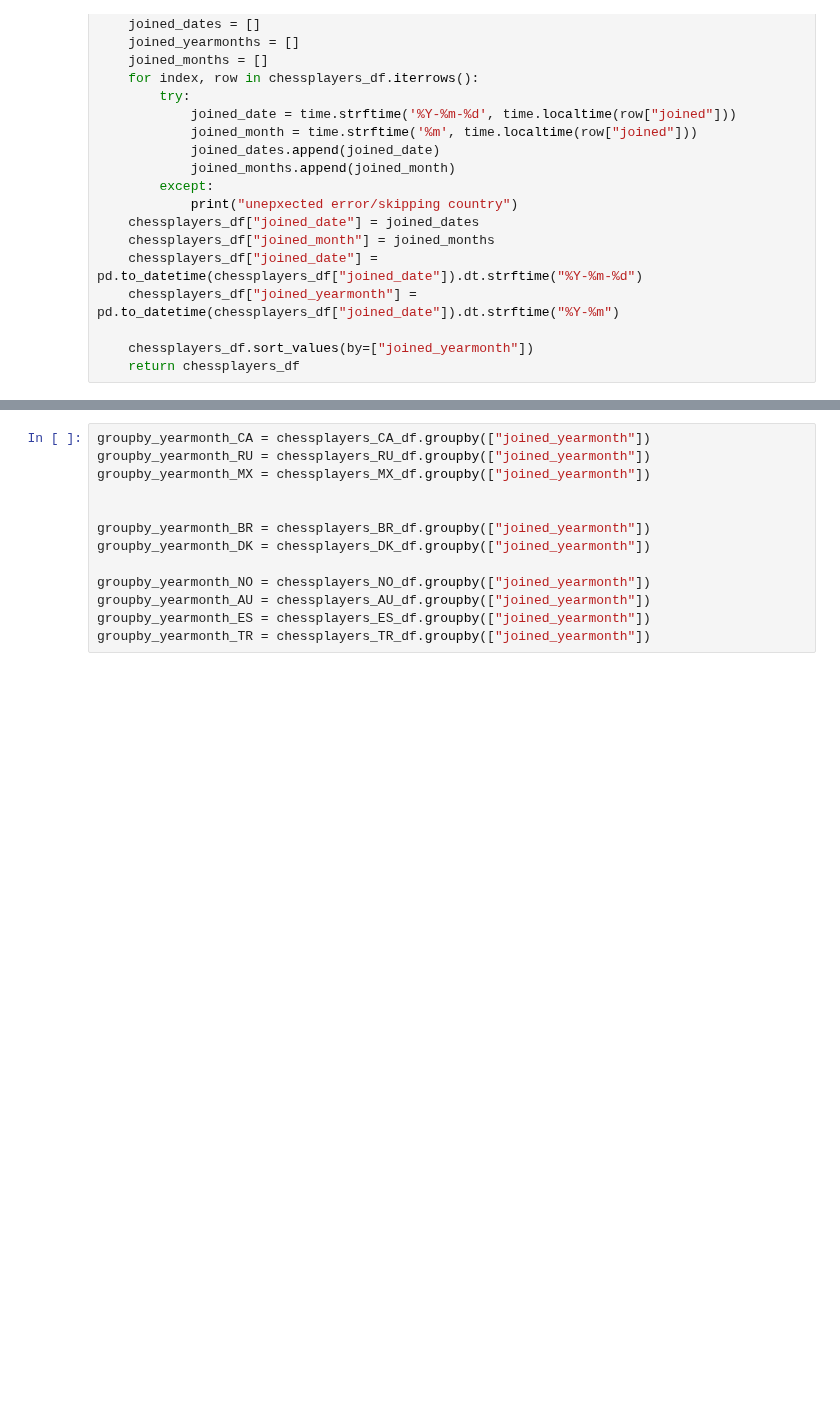
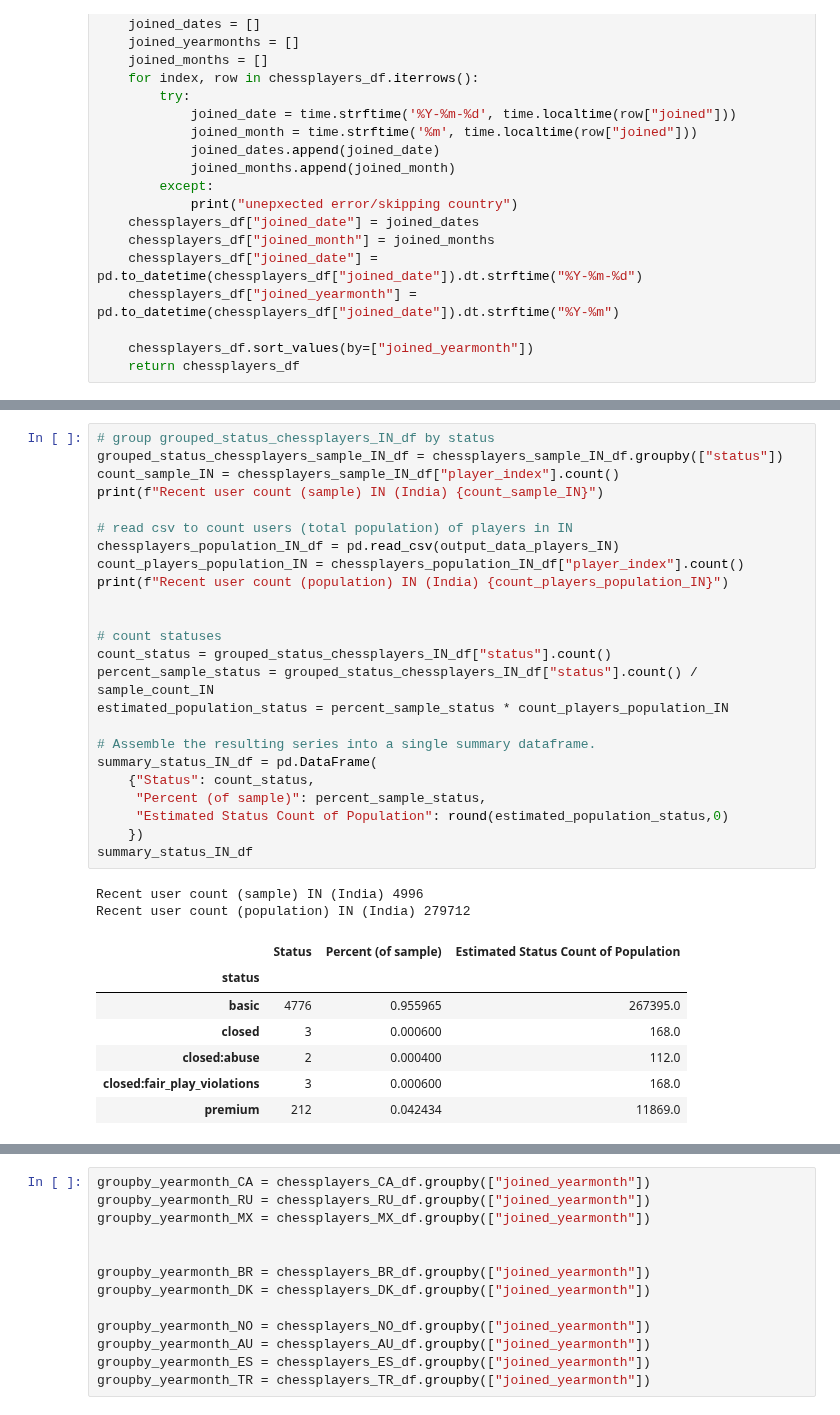
Before and after one commit to melissamonroe/who-plays-chess, a Jupyter notebook: ChessDetailsPy.ipynb, the cells around one changed output, grey strips where cells are left out. Saved outputs shown, nothing was run; the diff lists cells and outputs as text; blank space fills up the shorter version.

```diff
--- a/ChessDetailsPy.ipynb
+++ b/ChessDetailsPy.ipynb
@@ -112,0 +150,34 @@ def get_joined_yearmonth_dataframe(output_data_player_details):
+# %%
+# group grouped_status_chessplayers_IN_df by status
+grouped_status_chessplayers_sample_IN_df = chessplayers_sample_IN_df.groupby(["status"])
+count_sample_IN = chessplayers_sample_IN_df["player_index"].count()
+print(f"Recent user count (sample) IN (India) {count_sample_IN}")
+
+# read csv to count users (total population) of players in IN
+chessplayers_population_IN_df = pd.read_csv(output_data_players_IN)
+count_players_population_IN = chessplayers_population_IN_df["player_index"].count()
+print(f"Recent user count (population) IN (India) {count_players_population_IN}")
+
+
+# count statuses
+count_status = grouped_status_chessplayers_IN_df["status"].count()
+percent_sample_status = grouped_status_chessplayers_IN_df["status"].count() / sample_count_IN
+estimated_population_status = percent_sample_status * count_players_population_IN
+
+# Assemble the resulting series into a single summary dataframe.
+summary_status_IN_df = pd.DataFrame(
+    {"Status": count_status,
+     "Percent (of sample)": percent_sample_status,
+     "Estimated Status Count of Population": round(estimated_population_status,0)
+    })
+summary_status_IN_df
+# %% [output]
+Recent user count (sample) IN (India) 4996
+Recent user count (population) IN (India) 279712
+|  | Status | Percent (of sample) | Estimated Status Count of Population |
+| status |  |  |  |
+| basic | 4776 | 0.955965 | 267395.0 |
+| closed | 3 | 0.000600 | 168.0 |
+| closed:abuse | 2 | 0.000400 | 112.0 |
+| closed:fair_play_violations | 3 | 0.000600 | 168.0 |
+| premium | 212 | 0.042434 | 11869.0 |
```
Also changed, not shown: parts of 9 cells of this notebook, 2 other files.
